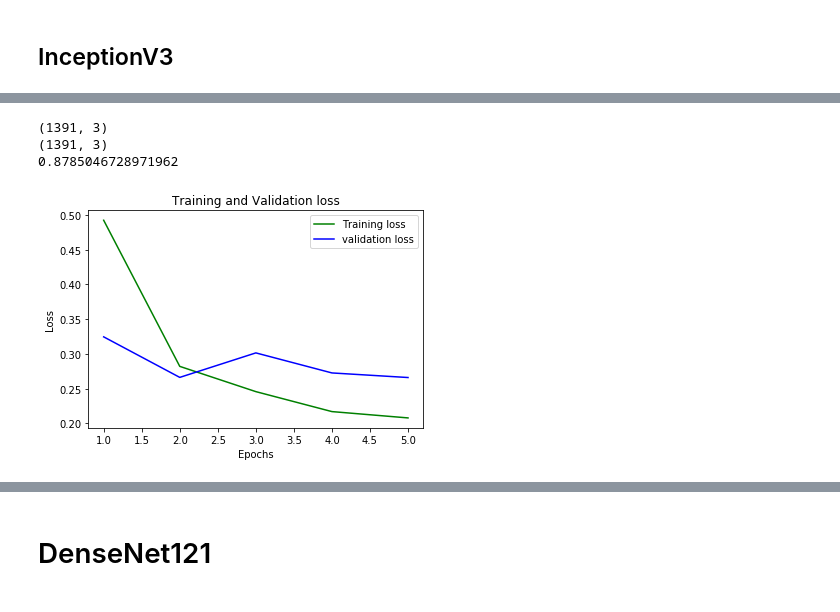
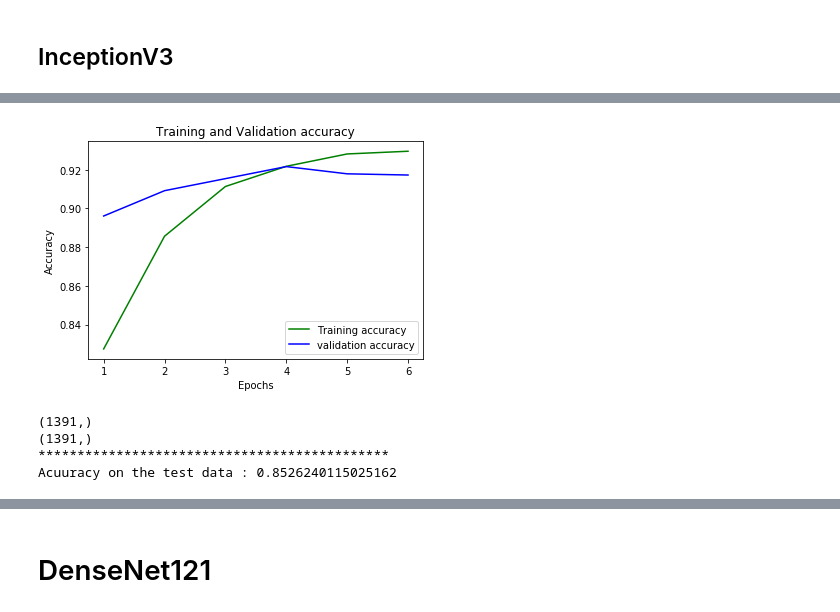
Before and after one commit to sivanandapokala/Covid-19-Detecting-Using-Chest-X-ray, a Jupyter notebook: Covid-19 Detection Using Chest _x-ray.ipynb, the cells around one changed output, grey strips where cells are left out. Saved outputs shown, nothing was run; the diff lists cells and outputs as text; code cells hidden in the pictures.

```diff
--- a/Covid-19 Detection Using Chest _x-ray.ipynb
+++ b/Covid-19 Detection Using Chest _x-ray.ipynb
@@ -459,24 +367,26 @@ Epoch 5/5
+# %%
+loss_train = history.history['accuracy']
+loss_val = history.history['val_accuracy']
+epochs = range(1,7)
+plt.plot(epochs, loss_train, 'g', label='Training accuracy')
+plt.plot(epochs, loss_val, 'b', label='validation accuracy')
+plt.title('Training and Validation accuracy')
+plt.xlabel('Epochs')
+plt.ylabel('Accuracy')
+plt.legend()
+plt.show()
+# %% [output]
+[figure, added]
 # %%
 y_hat1=model1.predict(test_images)
 y_hat1=np.argmax(y_hat1,axis=1)
 test_labels1=np.argmax(test_labels,axis=1)
-print(test_labels.shape)
-print(y_hat.shape)
-print(accuracy_score(test_labels1,y_hat1))
+print(test_labels1.shape)
+print(y_hat1.shape)
+print("*"*45)
+print("Acuuracy on the test data : {}" .format(accuracy_score(test_labels1,y_hat1)))
 # %% [output]
-(1391, 3)
-(1391, 3)
-0.8785046728971962
+(1391,)
+(1391,)
+*********************************************
+Acuuracy on the test data : 0.8526240115025162
-# %%
-loss_train = history.history['loss']
-loss_val = history.history['val_loss']
-epochs = range(1,6)
-plt.plot(epochs, loss_train, 'g', label='Training loss')
-plt.plot(epochs, loss_val, 'b', label='validation loss')
-plt.title('Training and Validation loss')
-plt.xlabel('Epochs')
-plt.ylabel('Loss')
-plt.legend()
-plt.show()
-# %% [output]
-[figure, removed]
```
Also changed, not shown: parts of 48 cells of this notebook.
